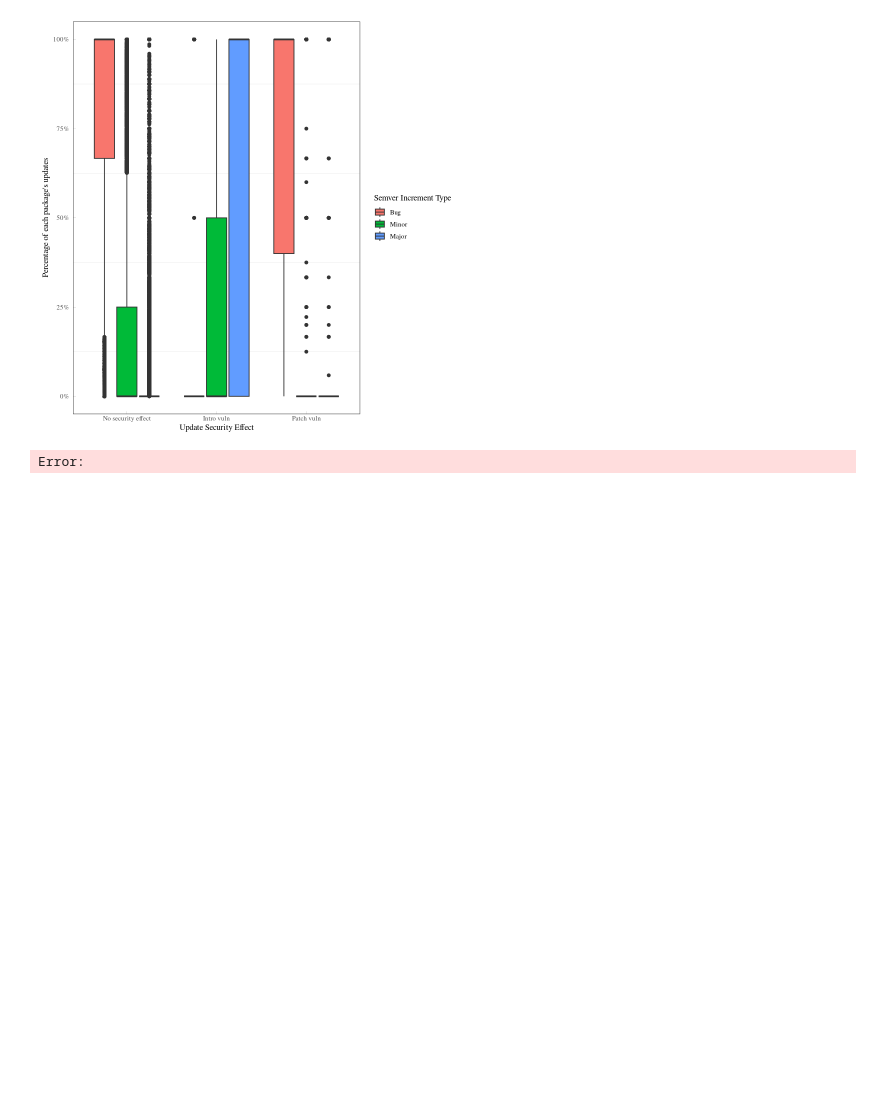
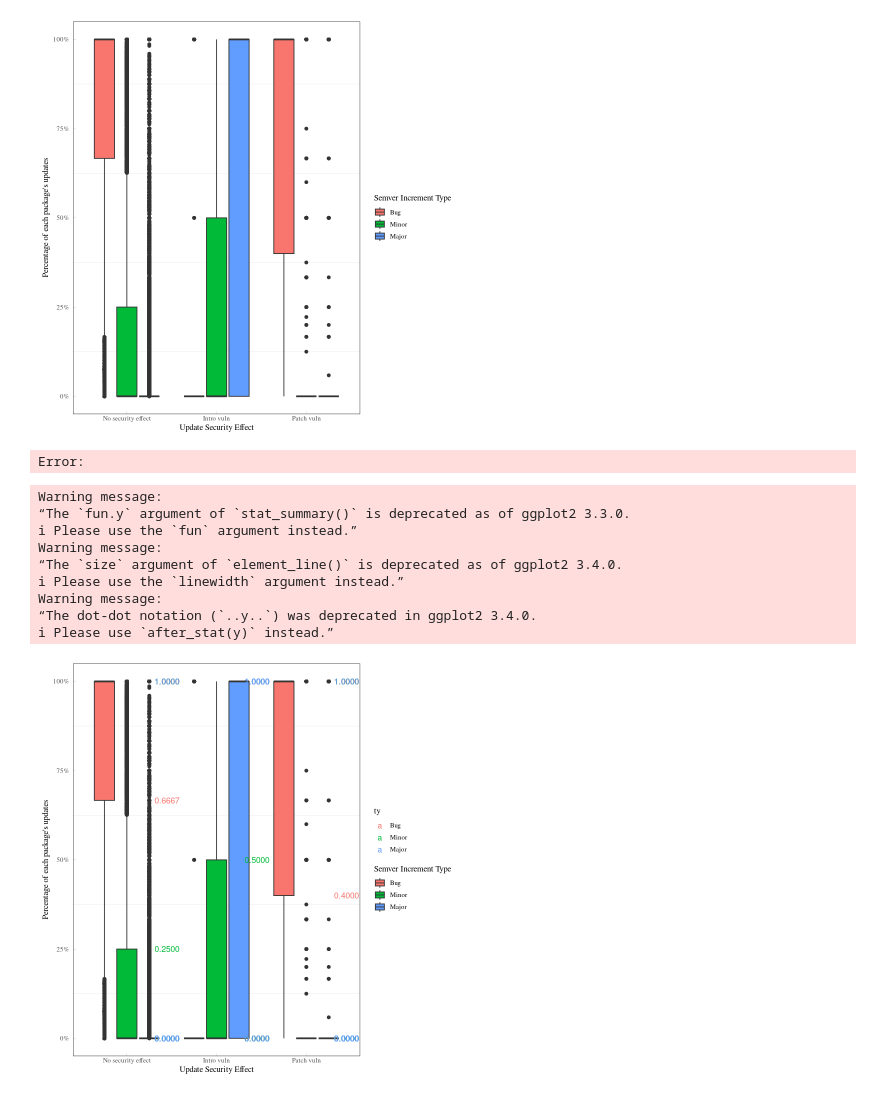
Before and after one commit to donald-pinckney/npm-follower, a Jupyter notebook: analysis/notebooks/rq2.ipynb, the cells around one changed output. Cells and saved outputs as stored; diff of their text form; code cells hidden in the pictures; blank space fills up the shorter version.

```diff
--- a/analysis/notebooks/rq2.ipynb
+++ b/analysis/notebooks/rq2.ipynb
@@ -212,3 +212,33 @@ mysave("plots/rq2/update_type_with_security.png")
 # %% [output]
 [figure]
 Error:
+# %%
+
+
+# box plots of the percentage of updates that are each type
+ggplot(data = updateCountsByPackageLong, aes(x = update_action, y = pct, fill=ty)) +
+    geom_boxplot() +
+    stat_summary(geom="text", fun.y=quantile,
+               aes(label=sprintf("%1.4f", ..y..), x=update_action, color=ty),
+               position=position_nudge(x=0.45),
+               size=3.5) +
+
+    #sets the labels for the x-axis:
+    # scale_x_discrete(limits=c("normal", "introduce vuln", "patch vuln")) +
+    scale_y_continuous(labels = scales::percent) +
+    #sets the title of the plot
+    labs(fill='Semver Increment Type', x='Update Security Effect', y = 'Percentage of each package\'s updates') +
+    mythemeboxplot()
+
+# mysave("plots/rq2/update_type_with_security.png")
+# %% [output]
+Warning message:
+“The `fun.y` argument of `stat_summary()` is deprecated as of ggplot2 3.3.0.
+ℹ Please use the `fun` argument instead.”
+Warning message:
+“The `size` argument of `element_line()` is deprecated as of ggplot2 3.4.0.
+ℹ Please use the `linewidth` argument instead.”
+Warning message:
+“The dot-dot notation (`..y..`) was deprecated in ggplot2 3.4.0.
+ℹ Please use `after_stat(y)` instead.”
+[figure, added]
```
Also changed, not shown: 4 other files.
